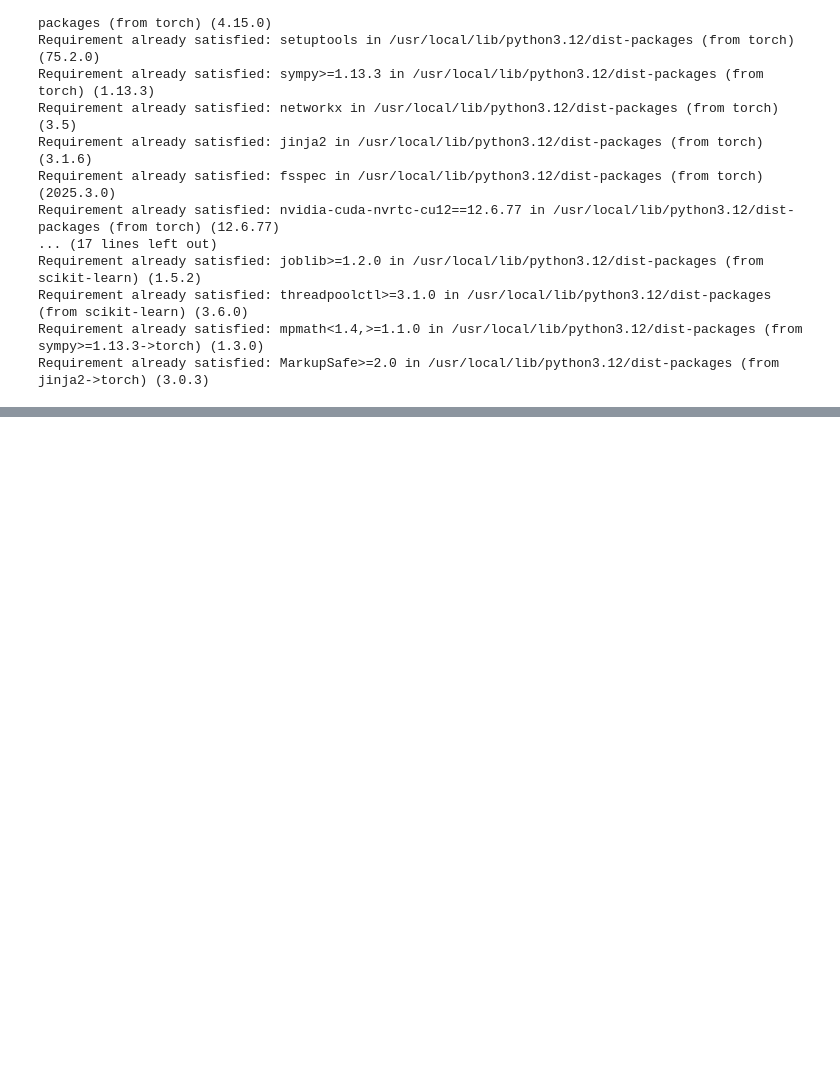
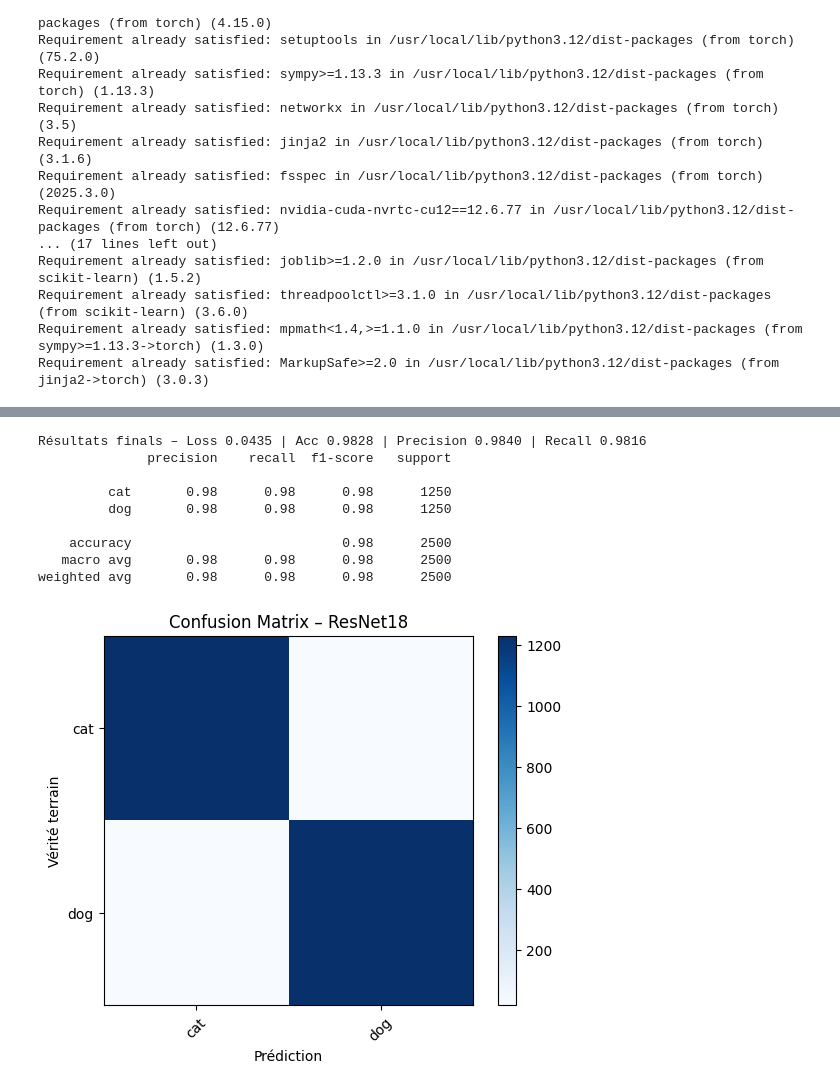
Before and after one commit to bams-dev/cnn-catsdogs-InzaBamba, a Jupyter notebook: Loading_Image_Data.ipynb, the cells around one changed output, grey strips where cells are left out. Drawn from its saved outputs; the diff is of its cells as text; code cells hidden in the pictures; blank space fills up the shorter version.

```diff
--- a/Loading_Image_Data.ipynb
+++ b/Loading_Image_Data.ipynb
@@ -38,0 +453,27 @@ torch.cuda.is_available(), torch.cuda.get_device_name(0)
+# %%
+# Évaluation finale du modèle
+
+ckpt = os.path.join(checkpoints_dir,"resnet_transfer.pth")
+if os.path.exists(ckpt):
+    best_model = get_resnet18(num_classes=len(classes), pretrained=True, freeze=True).to(device)
+    best_model.load_state_dict(torch.load(ckpt,map_location=device))
+    val_loss,val_acc,val_prec,val_rec,y_true,y_pred = eval_epoch(best_model,test_loader,nn.CrossEntropyLoss())
+    print(f"Résultats finals – Loss {val_loss:.4f} | Acc {val_acc:.4f} | Precision {val_prec:.4f} | Recall {val_rec:.4f}")
+    print(classification_report(y_true,y_pred,target_names=classes))
+    cm = confusion_matrix(y_true,y_pred)
+    plt.imshow(cm,cmap='Blues'); plt.title("Confusion Matrix – ResNet18")
+    plt.colorbar(); plt.xticks([0,1],classes,rotation=45); plt.yticks([0,1],classes)
+    plt.xlabel("Prédiction"); plt.ylabel("Vérité terrain"); plt.show()
+else:
+    print("Checkpoint non trouvé :", ckpt)
+# %% [output]
+Résultats finals – Loss 0.0435 | Acc 0.9828 | Precision 0.9840 | Recall 0.9816
+              precision    recall  f1-score   support
+
+         cat       0.98      0.98      0.98      1250
+         dog       0.98      0.98      0.98      1250
+
+    accuracy                           0.98      2500
+   macro avg       0.98      0.98      0.98      2500
+weighted avg       0.98      0.98      0.98      2500
+[figure, added]
```
Also changed, not shown: parts of 26 cells of this notebook.
